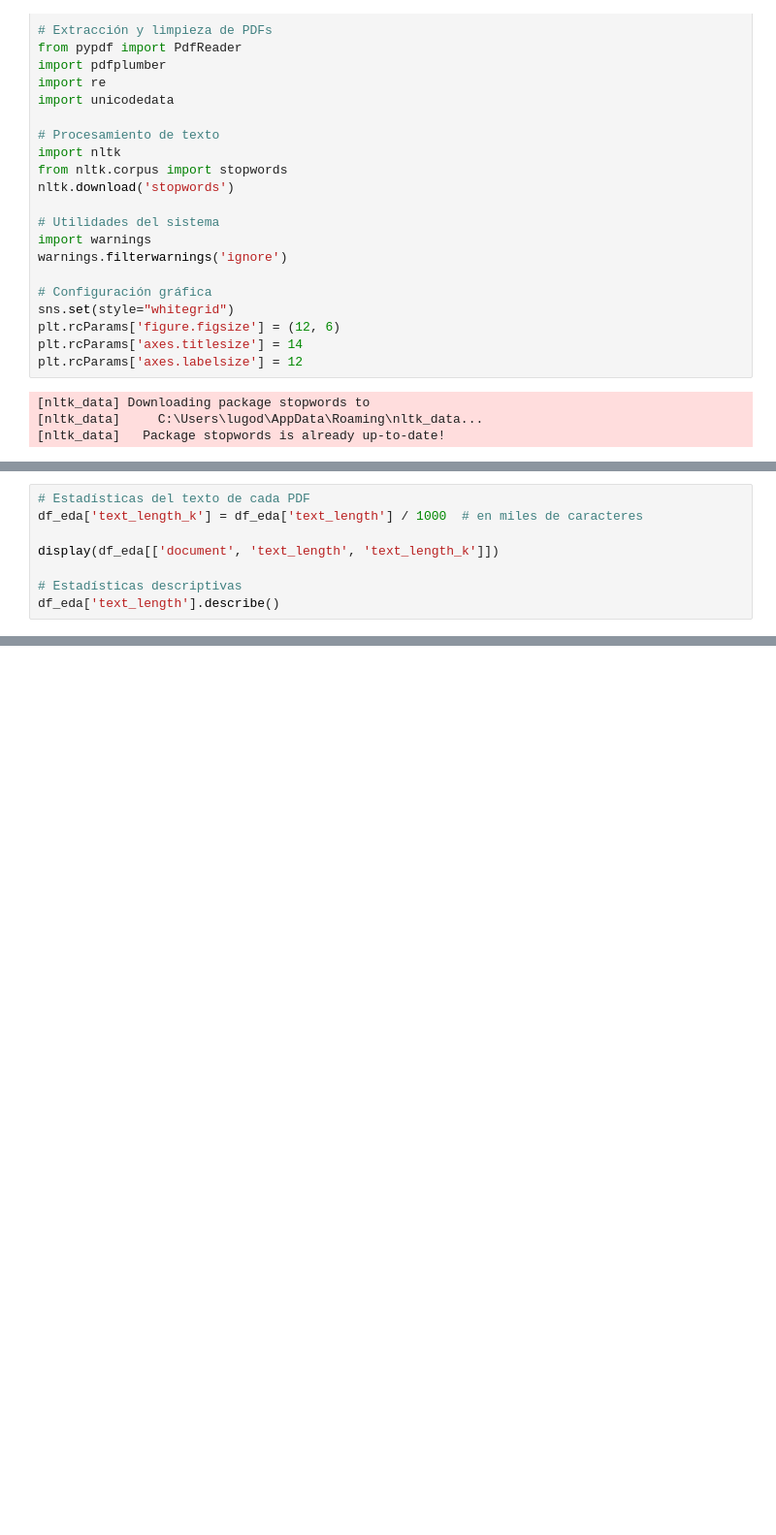
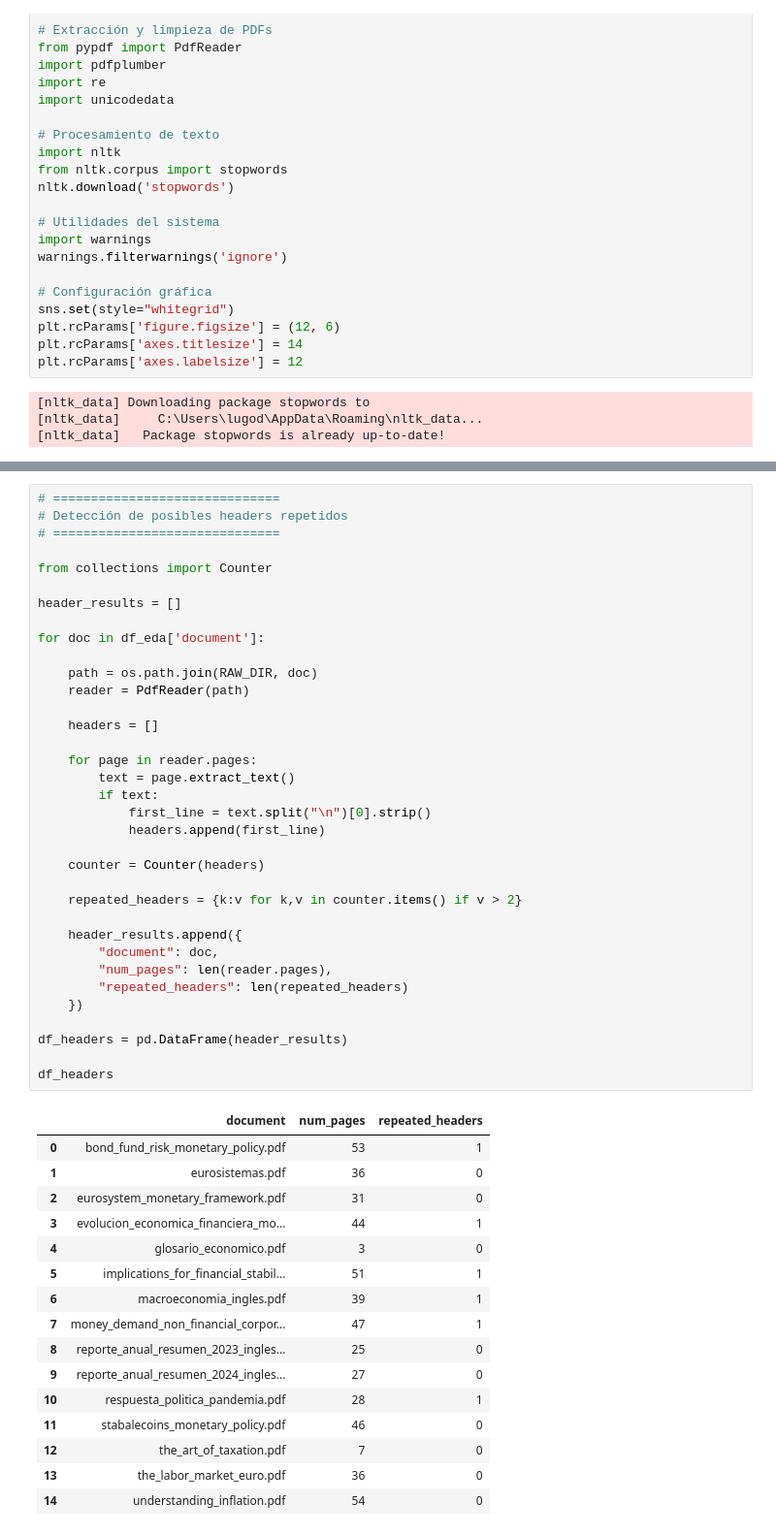
Before and after one commit to diogenes01-byte/proyecto-omnix, a Jupyter notebook: notebooks/EDA.ipynb, the cells around one changed output, grey strips where cells are left out. Shown at 97% size. Saved outputs shown, nothing was run; the diff lists cells and outputs as text; blank space fills up the shorter version.

```diff
--- a/notebooks/EDA.ipynb
+++ b/notebooks/EDA.ipynb
@@ -210,8 +183,0 @@ plt.show()
-# %%
-# Estadísticas del texto de cada PDF
-df_eda['text_length_k'] = df_eda['text_length'] / 1000  # en miles de caracteres
-
-display(df_eda[['document', 'text_length', 'text_length_k']])
-
-# Estadísticas descriptivas
-df_eda['text_length'].describe()
@@ -252,0 +345,52 @@ plt.show()
+# %%
+# ==============================
+# Detección de posibles headers repetidos
+# ==============================
+
+from collections import Counter
+
+header_results = []
+
+for doc in df_eda['document']:
+
+    path = os.path.join(RAW_DIR, doc)
+    reader = PdfReader(path)
+
+    headers = []
+
+    for page in reader.pages:
+        text = page.extract_text()
+        if text:
+            first_line = text.split("\n")[0].strip()
+            headers.append(first_line)
+
+    counter = Counter(headers)
+
+    repeated_headers = {k:v for k,v in counter.items() if v > 2}
+
+    header_results.append({
+        "document": doc,
+        "num_pages": len(reader.pages),
+        "repeated_headers": len(repeated_headers)
+    })
+
+df_headers = pd.DataFrame(header_results)
+
+df_headers
+# %% [output]
+|  | document | num_pages | repeated_headers |
+| 0 | bond_fund_risk_monetary_policy.pdf | 53 | 1 |
+| 1 | eurosistemas.pdf | 36 | 0 |
+| 2 | eurosystem_monetary_framework.pdf | 31 | 0 |
+| 3 | evolucion_economica_financiera_mo... | 44 | 1 |
+| 4 | glosario_economico.pdf | 3 | 0 |
+| 5 | implications_for_financial_stabil... | 51 | 1 |
+| 6 | macroeconomia_ingles.pdf | 39 | 1 |
+| 7 | money_demand_non_financial_corpor... | 47 | 1 |
+| 8 | reporte_anual_resumen_2023_ingles... | 25 | 0 |
+| 9 | reporte_anual_resumen_2024_ingles... | 27 | 0 |
+| 10 | respuesta_politica_pandemia.pdf | 28 | 1 |
+| 11 | stabalecoins_monetary_policy.pdf | 46 | 0 |
+| 12 | the_art_of_taxation.pdf | 7 | 0 |
+| 13 | the_labor_market_euro.pdf | 36 | 0 |
+| 14 | understanding_inflation.pdf | 54 | 0 |
```
Also changed, not shown: parts of 16 cells of this notebook.
